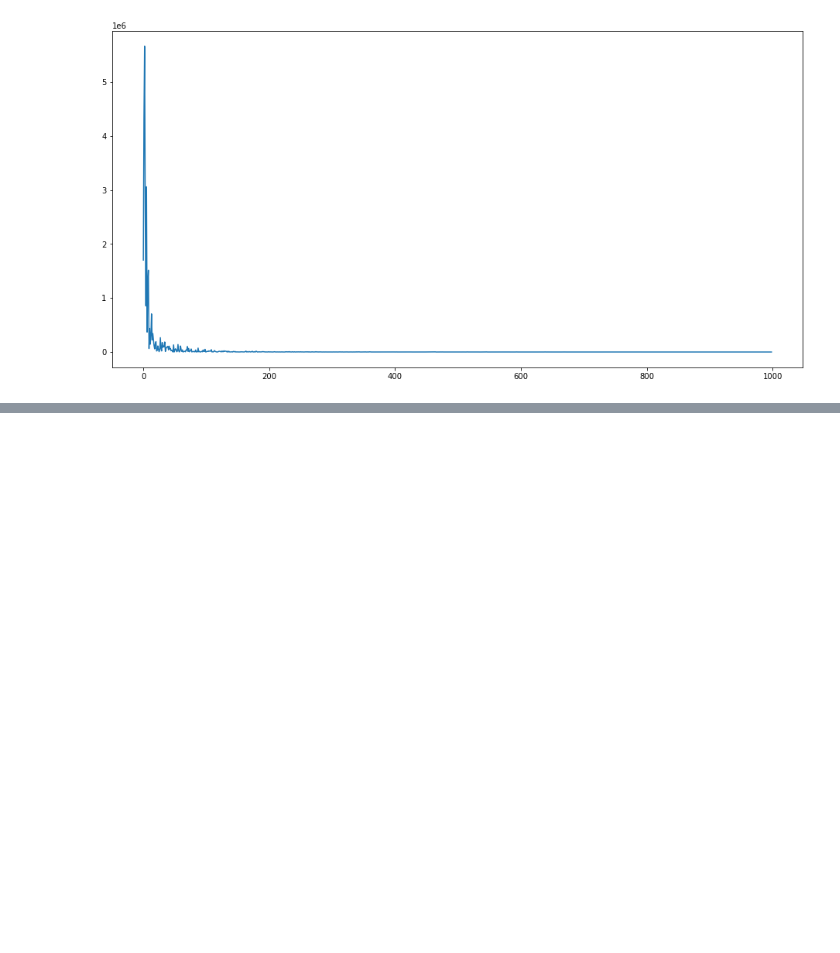
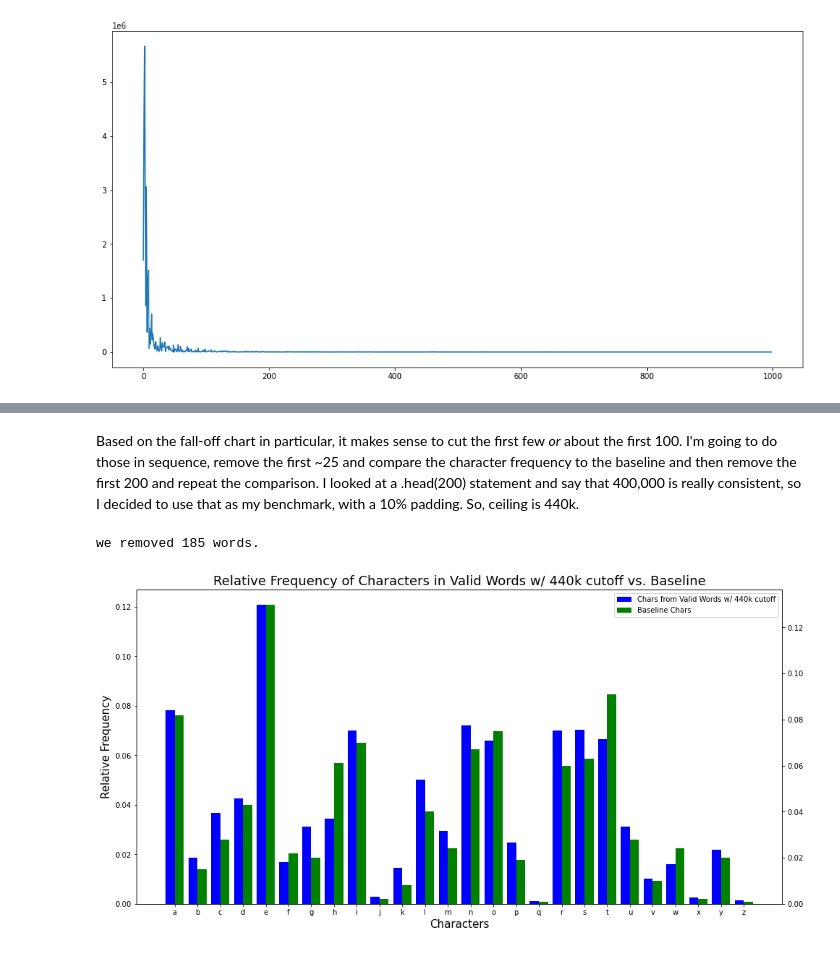
Before and after one commit to nategivens/LexGen, a Jupyter notebook: en_50k_2018-ingestion.ipynb, the cells around one changed output, grey strips where cells are left out. Cells and saved outputs as stored; diff of their text form; code cells hidden in the pictures; blank space fills up the shorter version.

```diff
--- a/en_50k_2018-ingestion.ipynb
+++ b/en_50k_2018-ingestion.ipynb
@@ -441,0 +429,41 @@ valid_words['frequency']
+# %% [markdown]
+Based on the fall-off chart in particular, it makes sense to cut the first few *or* about the first 100. I'm going to do those in sequence, remove the first ~25 and compare the character frequency to the baseline and then remove the first 200 and repeat the comparison. I looked at a .head(200) statement and say that 400,000 is really consistent, so I decided to use that as my benchmark, with a 10% padding. So, ceiling is 440k.
+# %%
+valid_words_440k_cutoff = valid_words[valid_words['frequency'] < 440000]
+# %%
+print(f"we removed {valid_words.shape[0] - valid_words_440k_cutoff.shape[0]} words.")
+# %% [output]
+we removed 185 words.
+# %%
+# get a new counter for the restricted list
+valid_words_440k_cutoff_chars = get_char_counter(valid_words_440k_cutoff['word'].tolist(), valid_words_440k_cutoff['frequency'].tolist())
+# %%
+# get a relative version of it
+valid_words_440k_cutoff_chars_rel = copy.deepcopy(valid_words_440k_cutoff_chars)
+total_440K_cutoff_chars = sum(valid_words_440k_cutoff_chars.values())
+for key in valid_words_440k_cutoff_chars_rel:
+    valid_words_440k_cutoff_chars_rel[key] /= total_440K_cutoff_chars
+# %%
+# now lets grab a chart
+x = []
+for key in valid_words_440k_cutoff_chars_rel:
+    x.append((key, valid_words_440k_cutoff_chars_rel[key]))
+x.sort()
+x, valid_chars_440k_cutoff = map(list, zip(*x))
+x_labels = x
+x = np.arange(26)
+
+plt.figure(figsize=(16,8))
+plt.xlabel('Characters', size=15)
+plt.ylabel('Relative Frequency', size=15)
+plt.title('Relative Frequency of Characters in Valid Words w/ 440k cutoff vs. Baseline', size=18)
+ax1 = plt.subplot(111)
+w = 0.4
+plt.xticks(x + w /2, x_labels)
+valid_440k_cutoff = ax1.bar(x, valid_chars_440k_cutoff, width=w, color='b', align='center')
+ax2=ax1.twinx()
+baseline = ax2.bar(x+w, baseline_chars, width=w, color='g', align='center')
+plt.legend([valid_440k_cutoff, baseline],['Chars from Valid Words w/ 440k cutoff', 'Baseline Chars'])
+plt.show()
+# %% [output]
+[figure, added]
```
Also changed, not shown: parts of 8 cells of this notebook, 1 other file.
